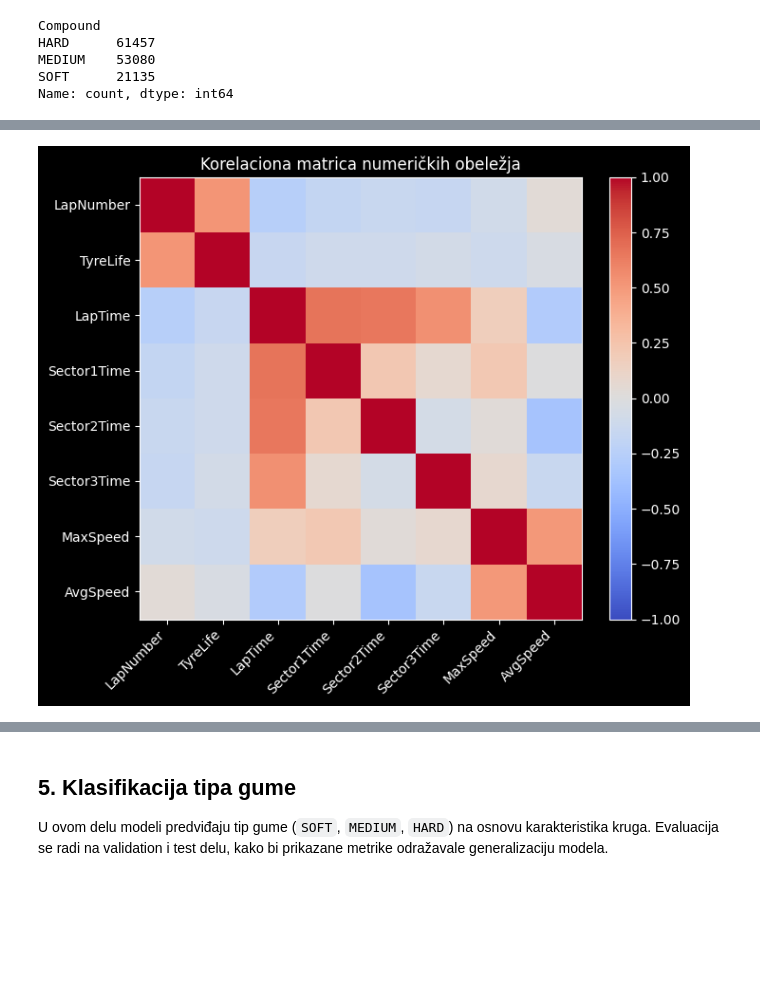
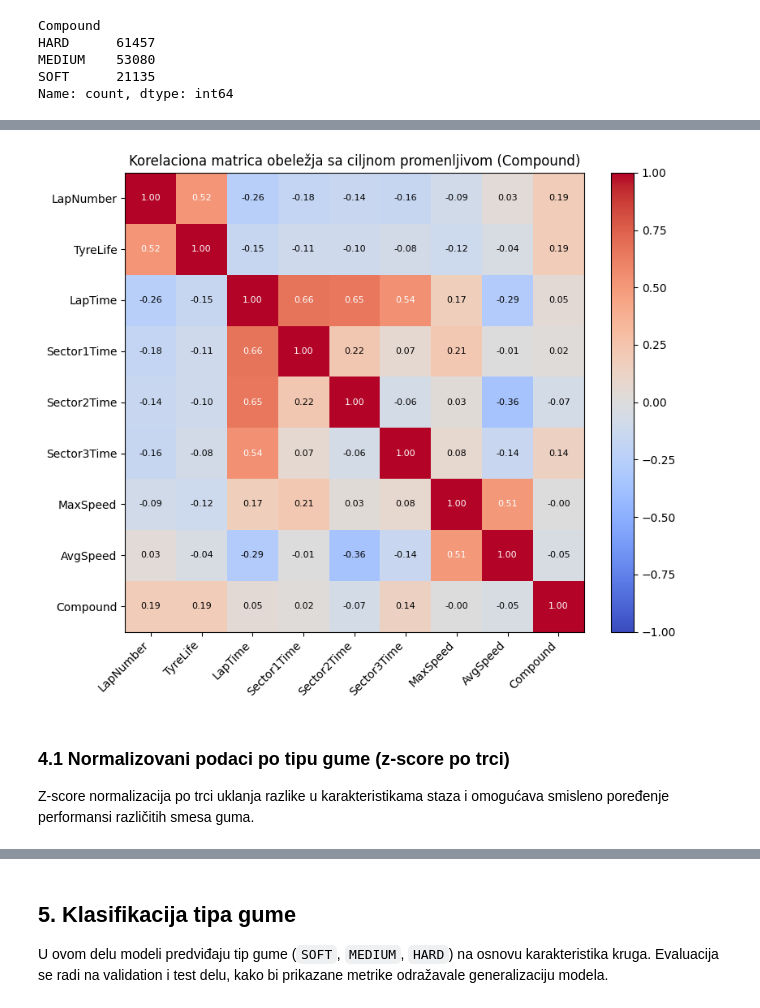
Before and after one commit to Zokster9/F1-Strategy-Analyses, a Jupyter notebook: notebooks/f1_strategija_analiza.ipynb, the cells around one changed output, grey strips where cells are left out. Drawn from its saved outputs; the diff is of its cells as text; code cells hidden in the pictures; blank space fills up the shorter version.

```diff
--- a/notebooks/f1_strategija_analiza.ipynb
+++ b/notebooks/f1_strategija_analiza.ipynb
@@ -186,15 +186,30 @@ plt.tight_layout()
 # %%
-corr_cols = ["LapNumber", "TyreLife", "LapTime", "Sector1Time", "Sector2Time", "Sector3Time", "MaxSpeed", "AvgSpeed"]
-corr = processed_laps[corr_cols].corr(numeric_only=True)
+compound_map = {"SOFT": 0, "MEDIUM": 1, "HARD": 2}
+corr_df = processed_laps.copy()
+corr_df["Compound_encoded"] = corr_df["Compound"].astype(str).map(compound_map)
 
-fig, ax = plt.subplots(figsize=(8, 6))
+corr_cols = ["LapNumber", "TyreLife", "LapTime", "Sector1Time", "Sector2Time", "Sector3Time", "MaxSpeed", "AvgSpeed", "Compound_encoded"]
+display_labels = [c if c != "Compound_encoded" else "Compound" for c in corr_cols]
+corr = corr_df[corr_cols].corr(numeric_only=True)
+
+fig, ax = plt.subplots(figsize=(9, 7))
 im = ax.imshow(corr.values, cmap="coolwarm", vmin=-1, vmax=1)
 ax.set_xticks(np.arange(len(corr_cols)))
 ax.set_yticks(np.arange(len(corr_cols)))
-ax.set_xticklabels(corr_cols, rotation=45, ha="right")
-ax.set_yticklabels(corr_cols)
-ax.set_title("Korelaciona matrica numeričkih obeležja")
+ax.set_xticklabels(display_labels, rotation=45, ha="right")
+ax.set_yticklabels(display_labels)
+
+for i in range(len(corr_cols)):
+    for j in range(len(corr_cols)):
+        ax.text(j, i, f"{corr.values[i, j]:.2f}", ha="center", va="center",
+                color="white" if abs(corr.values[i, j]) > 0.5 else "black", fontsize=8)
+
+ax.set_title("Korelaciona matrica obeležja sa ciljnom promenljivom (Compound)")
 fig.colorbar(im, ax=ax, fraction=0.046, pad=0.04)
 plt.tight_layout()
 # %% [output]
-[figure, old version]
+[figure, new version]
+# %% [markdown]
+### 4.1 Normalizovani podaci po tipu gume (z-score po trci)
+
+Z-score normalizacija po trci uklanja razlike u karakteristikama staza i omogućava smisleno poređenje performansi različitih smesa guma.
```
Also changed, not shown: parts of 44 cells of this notebook, 8 other files.
